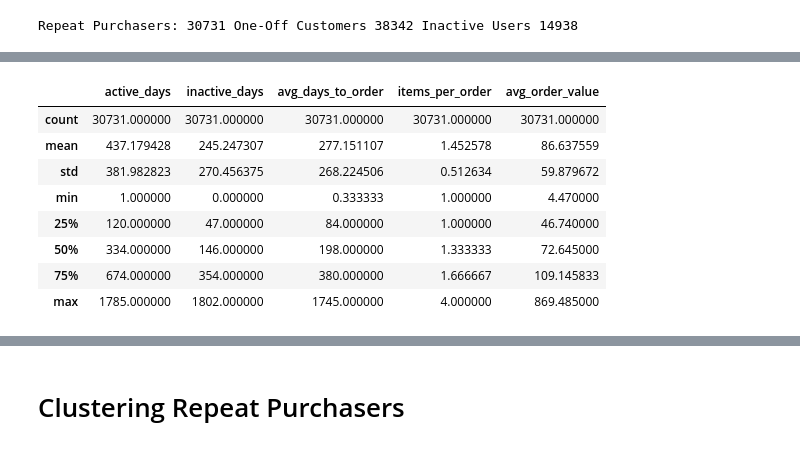
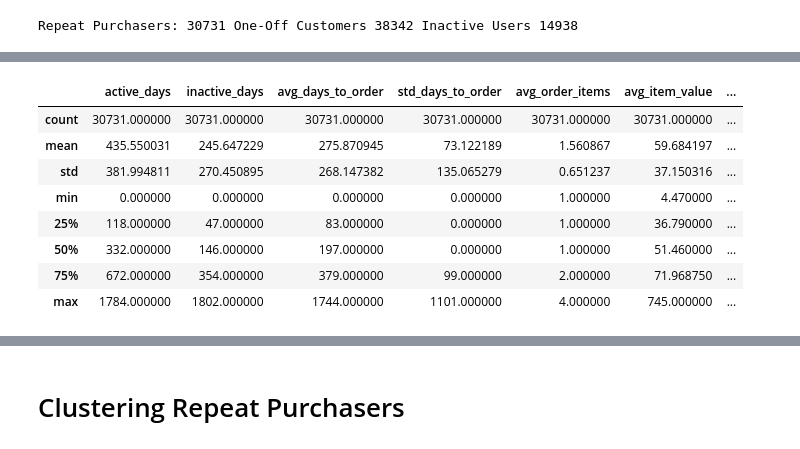
Before and after one commit to egeatmaca/ecommerce_segments, a Jupyter notebook: notebooks/customer_segmentation.ipynb, the cells around one changed output, grey strips where cells are left out. Drawn from its saved outputs; the diff is of its cells as text; code cells hidden in the pictures.

```diff
--- a/notebooks/customer_segmentation.ipynb
+++ b/notebooks/customer_segmentation.ipynb
@@ -83,6 +83,3 @@ memory usage: 13.5+ MB
-# %%
-LIFETIME_COLS = ['active_days', 'inactive_days', 'avg_days_to_order', 'items_per_order', 'avg_order_value', 'segment', 'segment_churn_limit', 'churn_status']
-users_enriched = users_enriched.drop(columns=LIFETIME_COLS)
 # %%
 users_enriched.describe()
 # %% [output]
@@ -104,15 +101,12 @@ def split_customers(users_enriched):
     repeat_purchasers = users_enriched.loc[users_enriched.n_orders>1]
     return repeat_purchasers, one_off_customers, inactive_users
 # %%
-def make_lifetime_features(repeat_purchasers, now):
-    df_lifetime = repeat_purchasers.copy()
-    df_lifetime['active_days'] = (df_lifetime.last_purchase_date - df_lifetime.first_purchase_date).dt.days + 1
-    df_lifetime['inactive_days'] = (now - df_lifetime.last_purchase_date).dt.days
-    df_lifetime['avg_days_to_order'] = df_lifetime['active_days'] / (df_lifetime['n_orders'] - 1)
-    df_lifetime['items_per_order'] = df_lifetime['n_order_items'] / df_lifetime['n_orders']
-    df_lifetime['avg_order_value'] = df_lifetime['revenue'] / df_lifetime['n_orders']
-    df_lifetime = df_lifetime[['active_days', 'inactive_days', 'avg_days_to_order', 'items_per_order', 'avg_order_value']]
-    return df_lifetime
+def get_lifetime_cols(users_enriched, now=None):
+    now = now if now else dt.datetime.now()
+    users_enriched = users_enriched.copy()
+    users_enriched['inactive_days'] = (now - users_enriched.last_order_date).dt.days
+    users_enriched = users_enriched[['active_days', 'inactive_days', 'avg_days_to_order', 'std_days_to_order', 'avg_order_items', 'avg_item_value', 'avg_order_value']]
+    return users_enriched
 # %%
 def plot_histograms(df, columns=None, width=14, height=7, bins=20):
     columns = df.columns if columns is None else columns
@@ -140,6 +134,6 @@ print('Repeat Purchasers:', repeat_purchasers.shape[0],
 # %% [output]
 Repeat Purchasers: 30731 One-Off Customers 38342 Inactive Users 14938
 # %%
-now = users_enriched.last_purchase_date.max()
+now = users_enriched.last_order_date.max()
 now
 # %% [output]
@@ -147,15 +141,15 @@ Timestamp('2024-01-21 18:02:23.533893')
 # %%
-df_lifetime = make_lifetime_features(repeat_purchasers, now)
+rp_lifetime = get_lifetime_cols(repeat_purchasers, now)
 # %%
-df_lifetime.describe()
+rp_lifetime.describe()
 # %% [output]
-|  | active_days | inactive_days | avg_days_to_order | items_per_order | avg_order_value |
-| count | 30731.000000 | 30731.000000 | 30731.000000 | 30731.000000 | 30731.000000 |
-| mean | 437.179428 | 245.247307 | 277.151107 | 1.452578 | 86.637559 |
-| std | 381.982823 | 270.456375 | 268.224506 | 0.512634 | 59.879672 |
-| min | 1.000000 | 0.000000 | 0.333333 | 1.000000 | 4.470000 |
-| 25% | 120.000000 | 47.000000 | 84.000000 | 1.000000 | 46.740000 |
-| 50% | 334.000000 | 146.000000 | 198.000000 | 1.333333 | 72.645000 |
-| 75% | 674.000000 | 354.000000 | 380.000000 | 1.666667 | 109.145833 |
-| max | 1785.000000 | 1802.000000 | 1745.000000 | 4.000000 | 869.485000 |
+|  | active_days | inactive_days | avg_days_to_order | std_days_to_order | avg_order_items | avg_item_value | ... |
+| count | 30731.000000 | 30731.000000 | 30731.000000 | 30731.000000 | 30731.000000 | 30731.000000 | ... |
+| mean | 435.550031 | 245.647229 | 275.870945 | 73.122189 | 1.560867 | 59.684197 | ... |
+| std | 381.994811 | 270.450895 | 268.147382 | 135.065279 | 0.651237 | 37.150316 | ... |
+| min | 0.000000 | 0.000000 | 0.000000 | 0.000000 | 1.000000 | 4.470000 | ... |
+| 25% | 118.000000 | 47.000000 | 83.000000 | 0.000000 | 1.000000 | 36.790000 | ... |
+| 50% | 332.000000 | 146.000000 | 197.000000 | 0.000000 | 1.000000 | 51.460000 | ... |
+| 75% | 672.000000 | 354.000000 | 379.000000 | 99.000000 | 2.000000 | 71.968750 | ... |
+| max | 1784.000000 | 1802.000000 | 1744.000000 | 1101.000000 | 4.000000 | 745.000000 | ... |
 # %%
```
Also changed, not shown: parts of 29 cells of this notebook, 6 other files.
